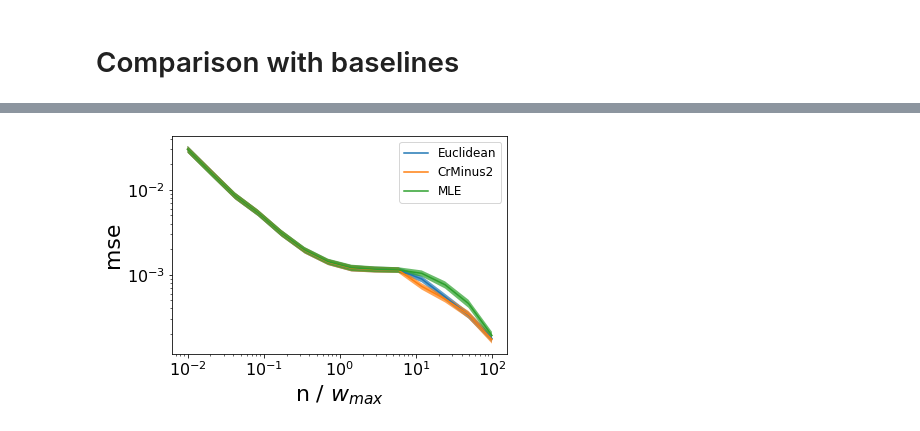
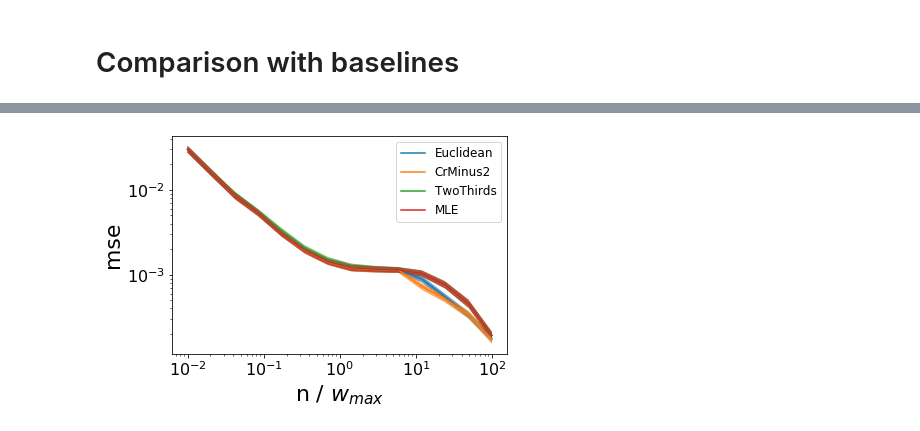
Before and after one commit to pmineiro/elfcb, a Jupyter notebook: EuclideanEstimate.ipynb, the cells around one changed output, grey strips where cells are left out. Saved outputs shown, nothing was run; the diff lists cells and outputs as text; code cells hidden in the pictures.

Commit message:
euclidean and crminustwo estimate cleanups

```diff
--- a/EuclideanEstimate.ipynb
+++ b/EuclideanEstimate.ipynb
@@ -275,27 +177,0 @@ We learned this the hard way.
-# %%
-data, wmin, wmax, censored = None, None, None, None
-for data, wmin, wmax, censored in [
-    # some data where exogenous censorship is discarded
-   ([ (c, w, r) for c, w, r in [
-      (86, -59.999996, 0.0), (44884, -1.0497237, 0.0), (16331, -1.0447762, 0.0), (31257, -1.0344828, 0.0),
-      (15868, -1.0, 0.0), (41332, 0.0, 0.0), (1958, 0.0, 1.0), (17763, 1.0, 0.0), (1339, 1.0, 1.0),
-      (30726, 1.0344828, 0.0), (3867, 1.0344828, 1.0), (2034, 1.0447762, 1.0), (16728, 1.0447762, 0.0),
-      (40629, 1.0497237, 0.0), (3445, 1.0497237, 1.0), (85, 59.999996, 0.0), (6, 59.999996, 1.0),
-     ]
-     if w >= 0
-    ], 0, 380, False),
-    # same data where exogenous censorship is modeled
-   ([ (c, -w if w < 0 else w, None if w < 0 else r) for c, w, r in [
-      (86, -59.999996, 0.0), (44884, -1.0497237, 0.0), (16331, -1.0447762, 0.0), (31257, -1.0344828, 0.0),
-      (15868, -1.0, 0.0), (41332, 0.0, 0.0), (1958, 0.0, 1.0), (17763, 1.0, 0.0), (1339, 1.0, 1.0),
-      (30726, 1.0344828, 0.0), (3867, 1.0344828, 1.0), (2034, 1.0447762, 1.0), (16728, 1.0447762, 0.0),
-      (40629, 1.0497237, 0.0), (3445, 1.0497237, 1.0), (85, 59.999996, 0.0), (6, 59.999996, 1.0),
-     ]], 0, 380, True),
-]:
-    import MLE.MLE
-
-    from pprint import pformat
-    print(pformat(MLE.MLE.estimate(datagen=lambda: data,
-                                   wmin=wmin, wmax=wmax, rmin=0, rmax=1, raiseonerr=True, censored=censored)))
-
-del data, wmin, wmax, censored
@@ -665,32 +324,32 @@ class FlassPlot:
     def savefig(filename):
         import matplotlib.pyplot as plt
 
         plt.savefig(filename, bbox_inches='tight')
 
     @staticmethod
     def plt():
         import matplotlib.pyplot as plt
 
         return plt
 
 import pickle
 allres = pickle.load(open( "epsilongreedy_estimate_euclideanres.p", "rb" ) )
 
 renameit = { }
-skip = { 'Almost MLE': 1, 'MinusOneHalf': 1, 'TwoThirds': 1, 'One': 1, 'Lambda Zero': 1, }
+skip = { 'Almost MLE': 1, 'MinusOneHalf': 1, 'One': 1, 'Lambda Zero': 1, }
 FlassPlot.forpaper()
 for name, res in allres:
     if name in skip:
         continue
     x = [ x[0] for x in res ]
     y = [ x[1]['mse'] for x in res ]
     ylo = [ x[1]['mse'] - 1.96 * x[1]['msestd'] for x in res ]
     yhi = [ x[1]['mse'] + 1.96 * x[1]['msestd'] for x in res ]
     FlassPlot.plt().loglog([ x[0] for x in res ], [ x[1]['mse'] for x in res ], label=renameit.get(name, name))
     FlassPlot.plt().fill_between(x, ylo, yhi, alpha=0.7)
 FlassPlot.plt().legend()
 
 FlassPlot.axeslabel('n / $w_{max}$', 'mse')
 #FlassPlot.plt().savefig("epsilongreedy_mse.pdf", bbox_inches='tight')
 # %% [output]
-[figure, old version]
+[figure, new version]
```
Also changed, not shown: parts of 12 cells of this notebook, 4 other files.
